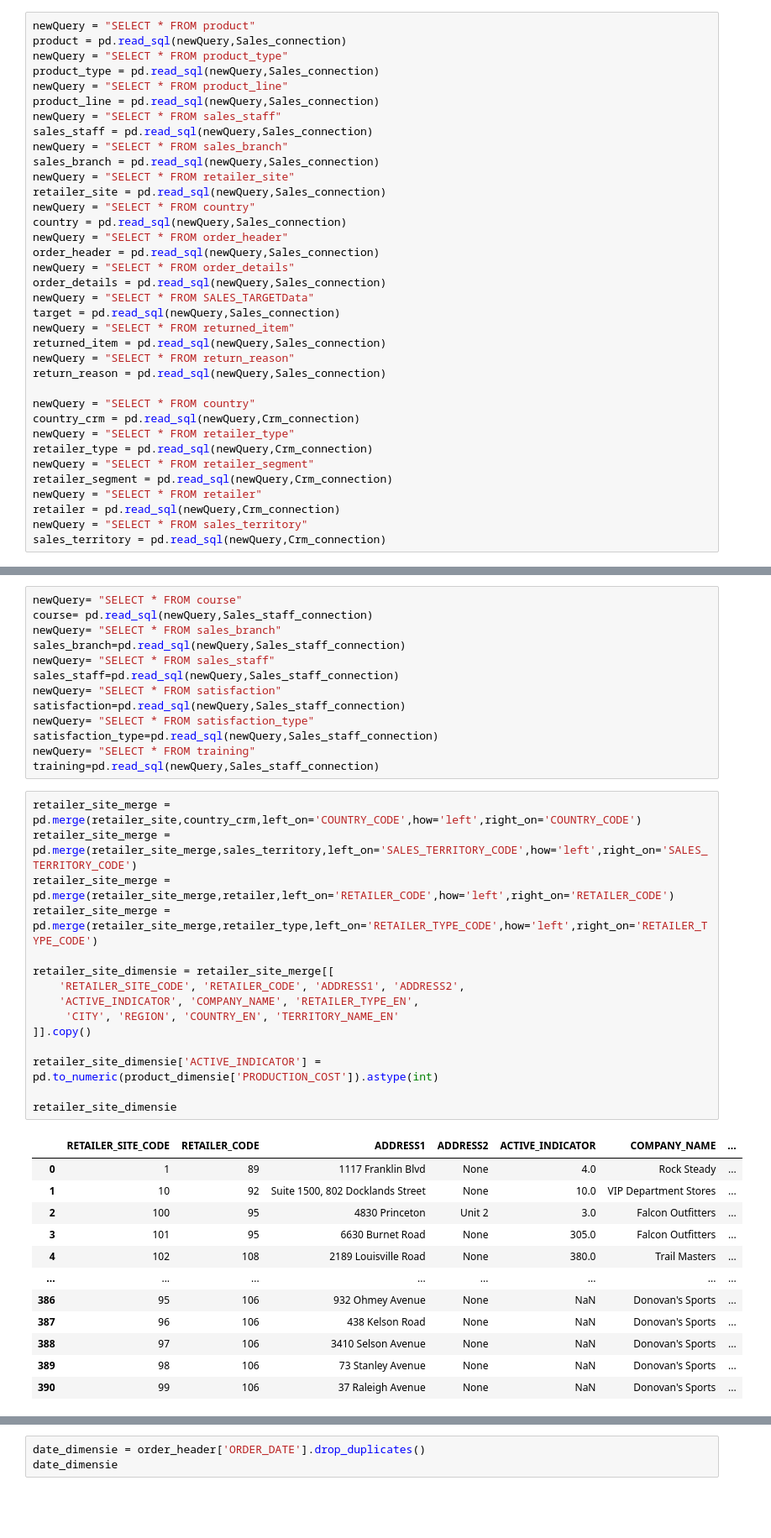
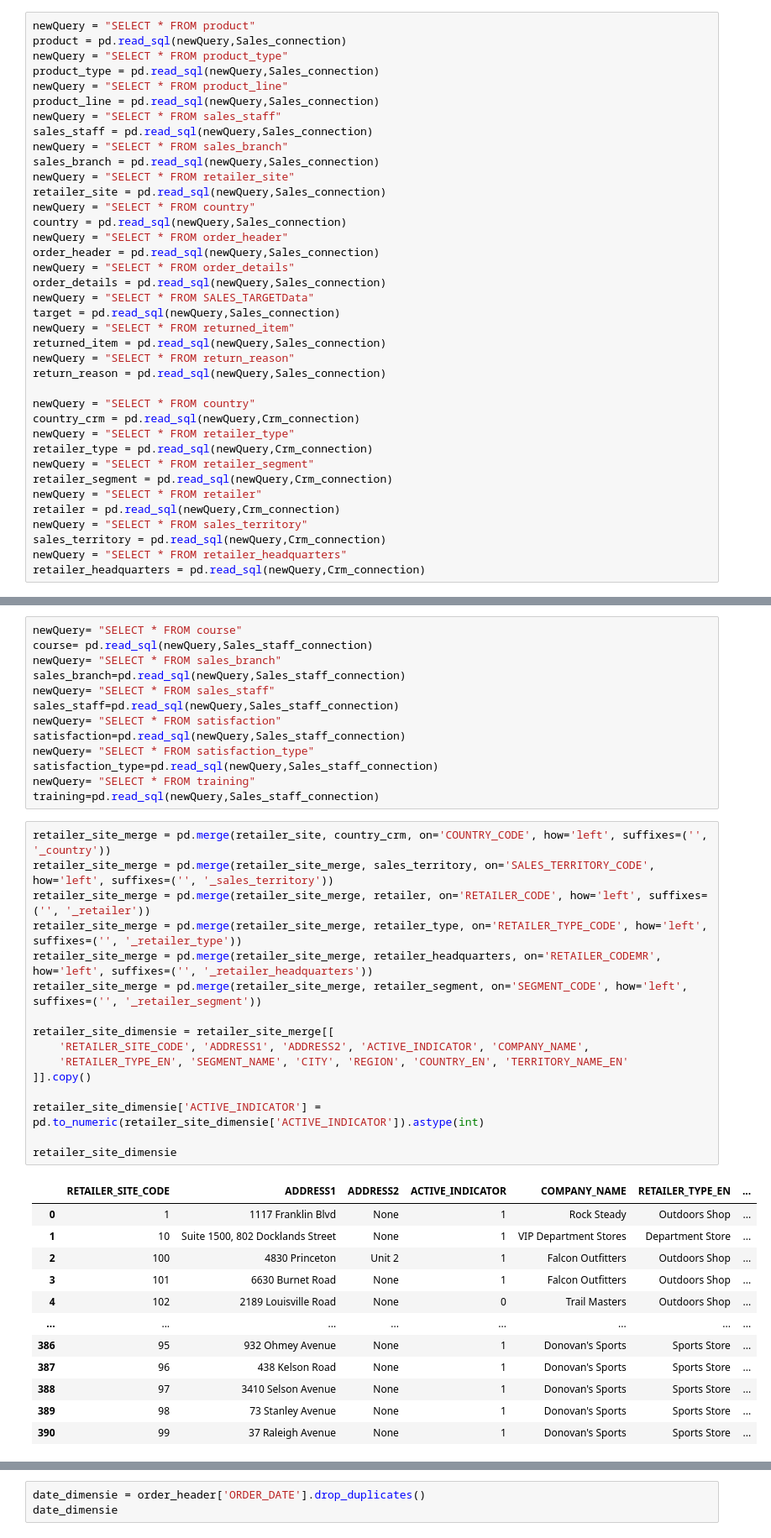
Before and after one commit to troykort/DaD, a Jupyter notebook: Practicum_5.1_Opdracht/Practicum_5.1_Opdracht.ipynb, the cells around one changed output, grey strips where cells are left out. Shown at 84% size. Drawn from its saved outputs; the diff is of its cells as text; blank space fills up the shorter version.

```diff
--- a/Practicum_5.1_Opdracht/Practicum_5.1_Opdracht.ipynb
+++ b/Practicum_5.1_Opdracht/Practicum_5.1_Opdracht.ipynb
@@ -67,6 +75,8 @@ newQuery = "SELECT * FROM retailer"
 retailer = pd.read_sql(newQuery,Crm_connection)
 newQuery = "SELECT * FROM sales_territory"
 sales_territory = pd.read_sql(newQuery,Crm_connection)
+newQuery = "SELECT * FROM retailer_headquarters"
+retailer_headquarters = pd.read_sql(newQuery,Crm_connection)
 # %%
 Sales_staff_connection=sqlite3.connect('go_staff.sqlite')
 Sales_staff_connection
@@ -86,33 +96,34 @@ satisfaction_type=pd.read_sql(newQuery,Sales_staff_connection)
 newQuery= "SELECT * FROM training"
 training=pd.read_sql(newQuery,Sales_staff_connection)
 # %%
-retailer_site_merge = pd.merge(retailer_site,country_crm,left_on='COUNTRY_CODE',how='left',right_on='COUNTRY_CODE')
-retailer_site_merge = pd.merge(retailer_site_merge,sales_territory,left_on='SALES_TERRITORY_CODE',how='left',right_on='SALES_TERRITORY_CODE')
-retailer_site_merge = pd.merge(retailer_site_merge,retailer,left_on='RETAILER_CODE',how='left',right_on='RETAILER_CODE')
-retailer_site_merge = pd.merge(retailer_site_merge,retailer_type,left_on='RETAILER_TYPE_CODE',how='left',right_on='RETAILER_TYPE_CODE')
+retailer_site_merge = pd.merge(retailer_site, country_crm, on='COUNTRY_CODE', how='left', suffixes=('', '_country'))
+retailer_site_merge = pd.merge(retailer_site_merge, sales_territory, on='SALES_TERRITORY_CODE', how='left', suffixes=('', '_sales_territory'))
+retailer_site_merge = pd.merge(retailer_site_merge, retailer, on='RETAILER_CODE', how='left', suffixes=('', '_retailer'))
+retailer_site_merge = pd.merge(retailer_site_merge, retailer_type, on='RETAILER_TYPE_CODE', how='left', suffixes=('', '_retailer_type'))
+retailer_site_merge = pd.merge(retailer_site_merge, retailer_headquarters, on='RETAILER_CODEMR', how='left', suffixes=('', '_retailer_headquarters'))
+retailer_site_merge = pd.merge(retailer_site_merge, retailer_segment, on='SEGMENT_CODE', how='left', suffixes=('', '_retailer_segment'))
 
 retailer_site_dimensie = retailer_site_merge[[
-    'RETAILER_SITE_CODE', 'RETAILER_CODE', 'ADDRESS1', 'ADDRESS2',
-    'ACTIVE_INDICATOR', 'COMPANY_NAME', 'RETAILER_TYPE_EN',
-     'CITY', 'REGION', 'COUNTRY_EN', 'TERRITORY_NAME_EN'
+    'RETAILER_SITE_CODE', 'ADDRESS1', 'ADDRESS2', 'ACTIVE_INDICATOR', 'COMPANY_NAME',
+    'RETAILER_TYPE_EN', 'SEGMENT_NAME', 'CITY', 'REGION', 'COUNTRY_EN', 'TERRITORY_NAME_EN'
 ]].copy()
 
-retailer_site_dimensie['ACTIVE_INDICATOR'] = pd.to_numeric(product_dimensie['PRODUCTION_COST']).astype(int)
+retailer_site_dimensie['ACTIVE_INDICATOR'] = pd.to_numeric(retailer_site_dimensie['ACTIVE_INDICATOR']).astype(int)
 
 retailer_site_dimensie
 # %% [output]
-|  | RETAILER_SITE_CODE | RETAILER_CODE | ADDRESS1 | ADDRESS2 | ACTIVE_INDICATOR | COMPANY_NAME | ... |
-| 0 | 1 | 89 | 1117 Franklin Blvd | None | 4.0 | Rock Steady | ... |
-| 1 | 10 | 92 | Suite 1500, 802 Docklands Street | None | 10.0 | VIP Department Stores | ... |
-| 2 | 100 | 95 | 4830 Princeton | Unit 2 | 3.0 | Falcon Outfitters | ... |
-| 3 | 101 | 95 | 6630 Burnet Road | None | 305.0 | Falcon Outfitters | ... |
-| 4 | 102 | 108 | 2189 Louisville Road | None | 380.0 | Trail Masters | ... |
+|  | RETAILER_SITE_CODE | ADDRESS1 | ADDRESS2 | ACTIVE_INDICATOR | COMPANY_NAME | RETAILER_TYPE_EN | ... |
+| 0 | 1 | 1117 Franklin Blvd | None | 1 | Rock Steady | Outdoors Shop | ... |
+| 1 | 10 | Suite 1500, 802 Docklands Street | None | 1 | VIP Department Stores | Department Store | ... |
+| 2 | 100 | 4830 Princeton | Unit 2 | 1 | Falcon Outfitters | Outdoors Shop | ... |
+| 3 | 101 | 6630 Burnet Road | None | 1 | Falcon Outfitters | Outdoors Shop | ... |
+| 4 | 102 | 2189 Louisville Road | None | 0 | Trail Masters | Outdoors Shop | ... |
 | ... | ... | ... | ... | ... | ... | ... | ... |
-| 386 | 95 | 106 | 932 Ohmey Avenue | None | NaN | Donovan's Sports | ... |
-| 387 | 96 | 106 | 438 Kelson Road | None | NaN | Donovan's Sports | ... |
-| 388 | 97 | 106 | 3410 Selson Avenue | None | NaN | Donovan's Sports | ... |
-| 389 | 98 | 106 | 73 Stanley Avenue | None | NaN | Donovan's Sports | ... |
-| 390 | 99 | 106 | 37 Raleigh Avenue | None | NaN | Donovan's Sports | ... |
+| 386 | 95 | 932 Ohmey Avenue | None | 1 | Donovan's Sports | Sports Store | ... |
+| 387 | 96 | 438 Kelson Road | None | 1 | Donovan's Sports | Sports Store | ... |
+| 388 | 97 | 3410 Selson Avenue | None | 1 | Donovan's Sports | Sports Store | ... |
+| 389 | 98 | 73 Stanley Avenue | None | 1 | Donovan's Sports | Sports Store | ... |
+| 390 | 99 | 37 Raleigh Avenue | None | 1 | Donovan's Sports | Sports Store | ... |
 391 rows × 11 columns
 # %%
 product_merge = product.merge(product_type, left_on='PRODUCT_TYPE_CODE', right_on='PRODUCT_TYPE_CODE', how='left')
```
Also changed, not shown: parts of 2 cells of this notebook.
